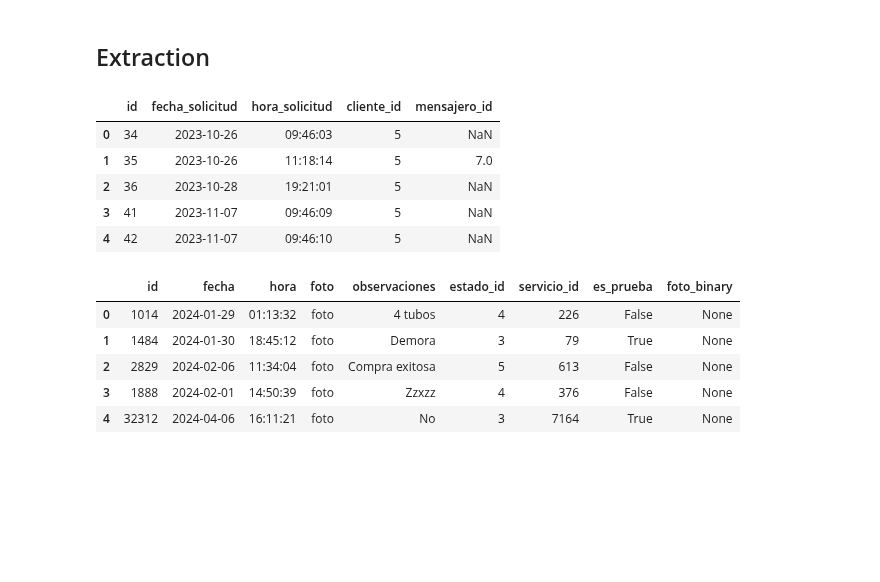
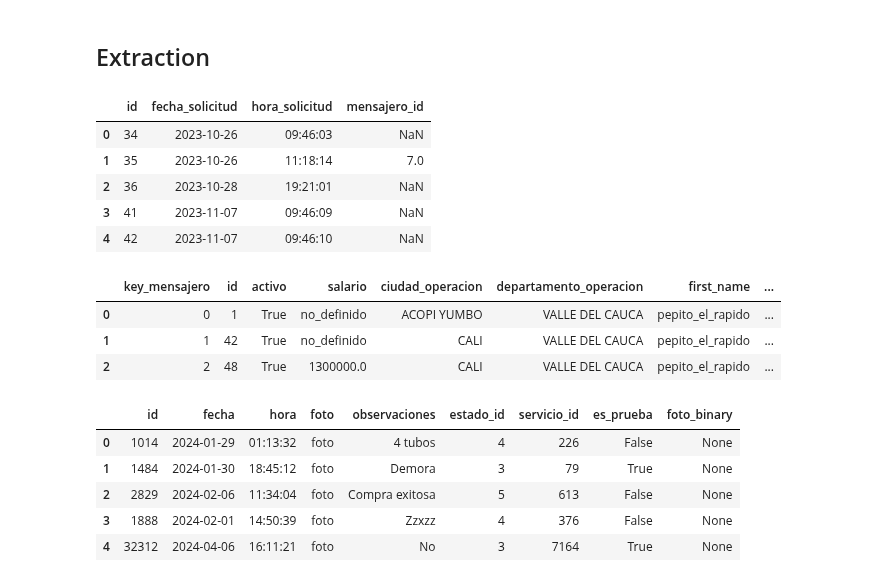
Before and after one commit to JabColV/datascience_project, a Jupyter notebook: segunda_entrega/hecho_servicio_fase copy.ipynb, the cells around one changed output. Cells and saved outputs as stored; diff of their text form; code cells hidden in the pictures; blank space fills up the shorter version.

```diff
--- a/segunda_entrega/hecho_servicio_fase copy.ipynb
+++ b/segunda_entrega/hecho_servicio_fase copy.ipynb
@@ -29,15 +30,22 @@ hora = pd.read_sql_table('dim_hora', etl_conn)
 estado_servicio = pd.read_sql_table("mensajeria_estadosservicio",url_db)
 servicio = pd.read_sql_table("mensajeria_servicio",url_db)
 # %%
-servicio = servicio[["id", "fecha_solicitud", "hora_solicitud", "cliente_id", "mensajero_id"]]
+servicio = servicio[["id", "fecha_solicitud", "hora_solicitud", "mensajero_id"]]
 servicio.head(5)
 # %% [output]
-|  | id | fecha_solicitud | hora_solicitud | cliente_id | mensajero_id |
-| 0 | 34 | 2023-10-26 | 09:46:03 | 5 | NaN |
-| 1 | 35 | 2023-10-26 | 11:18:14 | 5 | 7.0 |
-| 2 | 36 | 2023-10-28 | 19:21:01 | 5 | NaN |
-| 3 | 41 | 2023-11-07 | 09:46:09 | 5 | NaN |
-| 4 | 42 | 2023-11-07 | 09:46:10 | 5 | NaN |
+|  | id | fecha_solicitud | hora_solicitud | mensajero_id |
+| 0 | 34 | 2023-10-26 | 09:46:03 | NaN |
+| 1 | 35 | 2023-10-26 | 11:18:14 | 7.0 |
+| 2 | 36 | 2023-10-28 | 19:21:01 | NaN |
+| 3 | 41 | 2023-11-07 | 09:46:09 | NaN |
+| 4 | 42 | 2023-11-07 | 09:46:10 | NaN |
+# %%
+mensajero.head(3)
+# %% [output]
+|  | key_mensajero | id | activo | salario | ciudad_operacion | departamento_operacion | first_name | ... |
+| 0 | 0 | 1 | True | no_definido | ACOPI YUMBO | VALLE DEL CAUCA | pepito_el_rapido | ... |
+| 1 | 1 | 42 | True | no_definido | CALI | VALLE DEL CAUCA | pepito_el_rapido | ... |
+| 2 | 2 | 48 | True | 1300000.0 | CALI | VALLE DEL CAUCA | pepito_el_rapido | ... |
 # %%
 estado_servicio.head(5)
 # %% [output]
```
Also changed, not shown: parts of 9 cells of this notebook.
